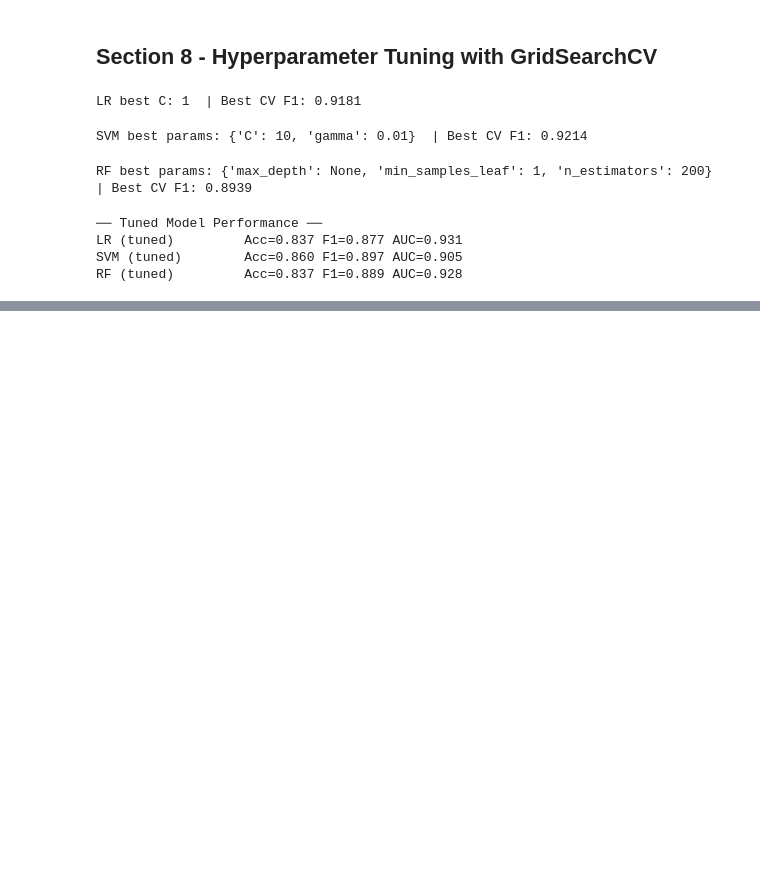
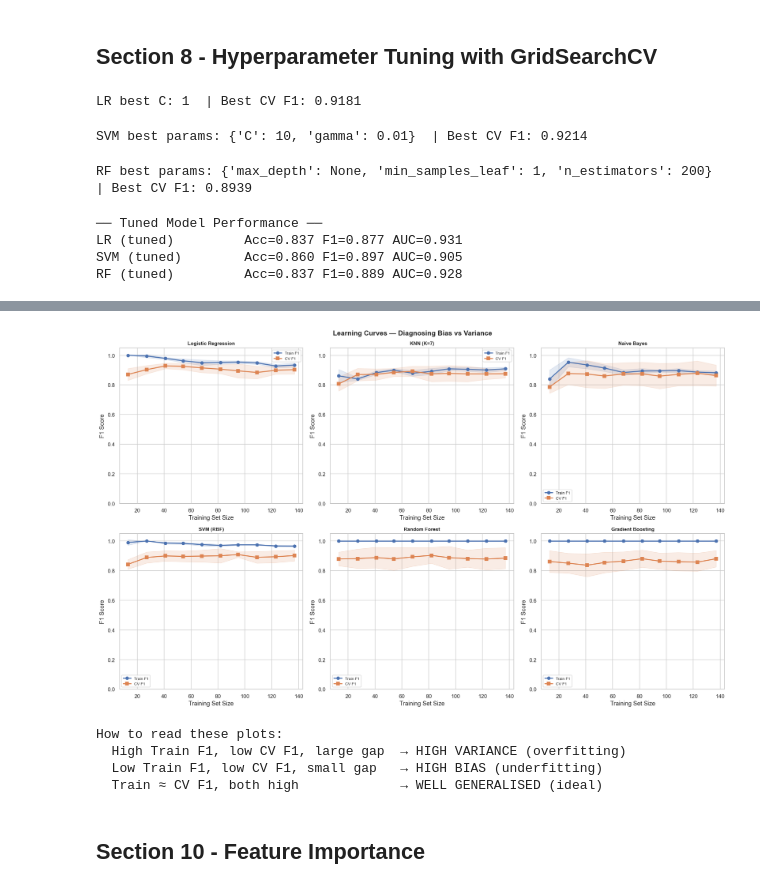
Before and after one commit to himanshu-jadhav108/Student-Placement-Predictor, a Jupyter notebook: Notebook/notebook.ipynb, the cells around one changed output, grey strips where cells are left out. Saved outputs shown, nothing was run; the diff lists cells and outputs as text; code cells hidden in the pictures; blank space fills up the shorter version.

Commit message:
Added the Learning Curves (Giagnosis Bias Vs Variance)

```diff
--- a/Notebook/notebook.ipynb
+++ b/Notebook/notebook.ipynb
@@ -686,0 +691,51 @@ RF (tuned)         Acc=0.837 F1=0.889 AUC=0.928
+# %%
+def plot_learning_curve(model, X, y, ax, title, cv=5):
+    train_sizes, train_scores, val_scores = learning_curve(
+        model, X, y,
+        train_sizes=np.linspace(0.1, 1.0, 10),
+        cv=StratifiedKFold(n_splits=cv, shuffle=True, random_state=RANDOM_STATE),
+        scoring='f1',
+        n_jobs=-1
+    )
+    tr_mean = train_scores.mean(axis=1)
+    tr_std  = train_scores.std(axis=1)
+    va_mean = val_scores.mean(axis=1)
+    va_std  = val_scores.std(axis=1)
+
+    ax.plot(train_sizes, tr_mean, 'o-', color='#4C72B0', lw=2, label='Train F1')
+    ax.fill_between(train_sizes, tr_mean-tr_std, tr_mean+tr_std, alpha=0.15, color='#4C72B0')
+    ax.plot(train_sizes, va_mean, 's-', color='#DD8452', lw=2, label='CV F1')
+    ax.fill_between(train_sizes, va_mean-va_std, va_mean+va_std, alpha=0.15, color='#DD8452')
+    ax.set_title(title, fontweight='bold', fontsize=10)
+    ax.set_xlabel('Training Set Size'); ax.set_ylabel('F1 Score')
+    ax.legend(fontsize=8); ax.set_ylim(0, 1.05)
+
+fig, axes = plt.subplots(2, 3, figsize=(18, 11))
+
+models_for_lc = [
+    ('Logistic Regression', LogisticRegression(max_iter=1000, random_state=RANDOM_STATE)),
+    ('KNN (K=7)',            KNeighborsClassifier(n_neighbors=7)),
+    ('Naive Bayes',          GaussianNB()),
+    ('SVM (RBF)',            SVC(kernel='rbf', probability=True, random_state=RANDOM_STATE)),
+    ('Random Forest',        RandomForestClassifier(n_estimators=100, random_state=RANDOM_STATE)),
+    ('Gradient Boosting',    GradientBoostingClassifier(n_estimators=100, random_state=RANDOM_STATE)),
+]
+
+for ax, (name, model) in zip(axes.flatten(), models_for_lc):
+    plot_learning_curve(model, x_train_scaled, y_train, ax, name)
+
+plt.suptitle('Learning Curves — Diagnosing Bias vs Variance', fontsize=14, fontweight='bold')
+plt.tight_layout(); plt.show()
+
+print('How to read these plots:')
+print('  High Train F1, low CV F1, large gap  → HIGH VARIANCE (overfitting)')
+print('  Low Train F1, low CV F1, small gap   → HIGH BIAS (underfitting)')
+print('  Train ≈ CV F1, both high             → WELL GENERALISED (ideal)')
+# %% [output]
+[figure, added]
+How to read these plots:
+  High Train F1, low CV F1, large gap  → HIGH VARIANCE (overfitting)
+  Low Train F1, low CV F1, small gap   → HIGH BIAS (underfitting)
+  Train ≈ CV F1, both high             → WELL GENERALISED (ideal)
+# %% [markdown]
+## Section 10 - Feature Importance
```
Also changed, not shown: parts of 1 cell of this notebook.
